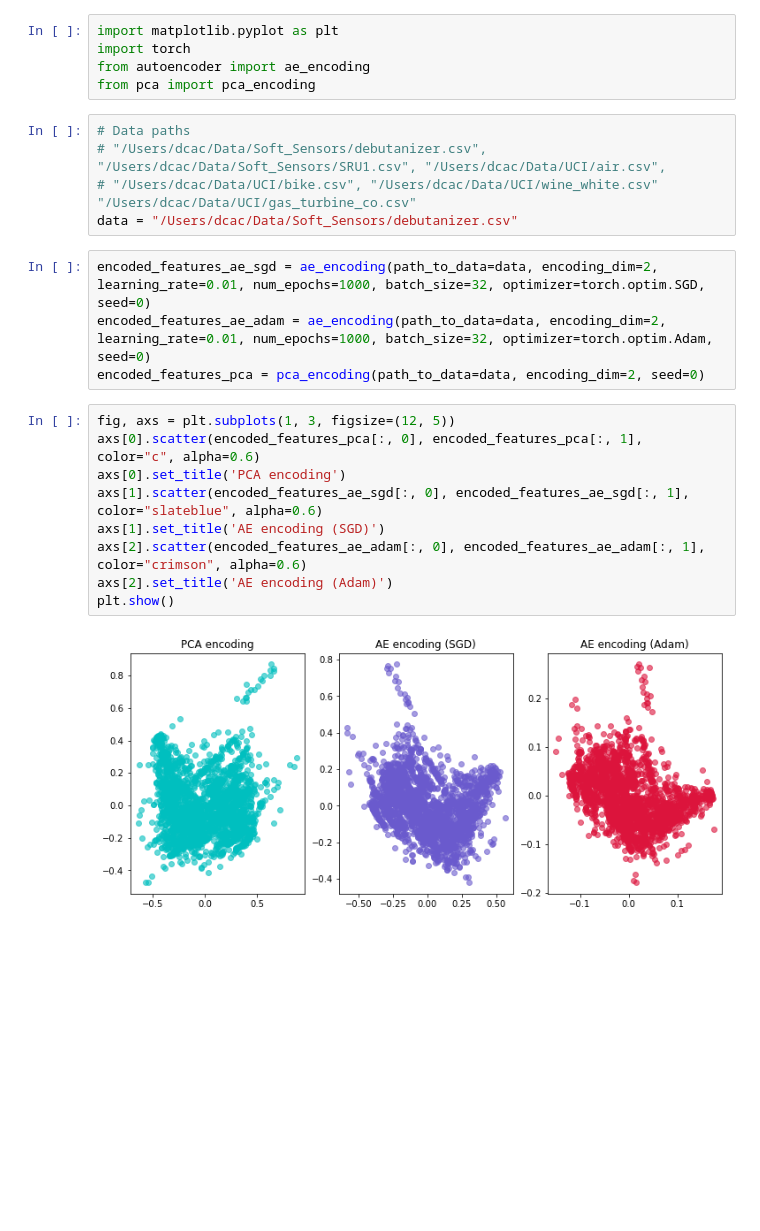
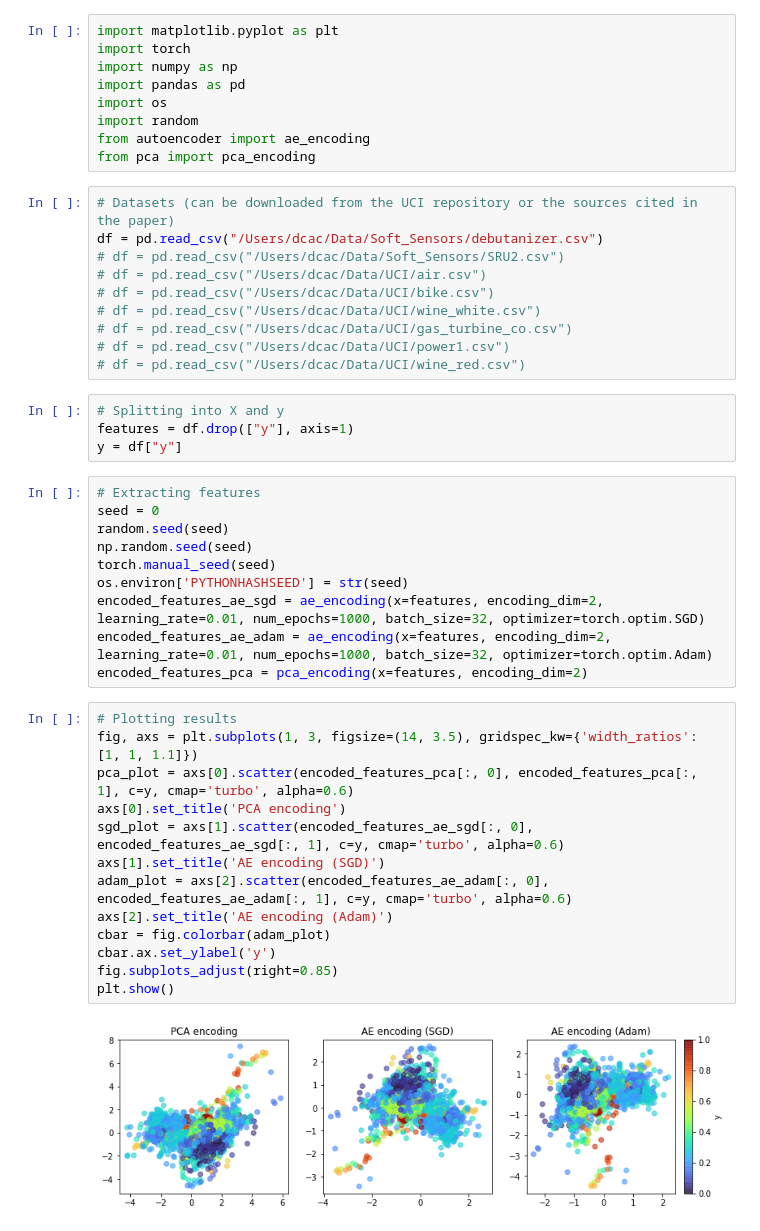
Before and after one commit to dcacciarelli/pca-vs-autoencoders, a Jupyter notebook: comparison.ipynb, the cells around one changed output. Cells and saved outputs as stored; diff of their text form; blank space fills up the shorter version.

```diff
--- a/comparison.ipynb
+++ b/comparison.ipynb
@@ -1,25 +1,48 @@
 # %%
 import matplotlib.pyplot as plt
 import torch
+import numpy as np
+import pandas as pd
+import os
+import random
 from autoencoder import ae_encoding
 from pca import pca_encoding
 # %%
-# Data paths
-# "/Users/dcac/Data/Soft_Sensors/debutanizer.csv", "/Users/dcac/Data/Soft_Sensors/SRU1.csv", "/Users/dcac/Data/UCI/air.csv",
-# "/Users/dcac/Data/UCI/bike.csv", "/Users/dcac/Data/UCI/wine_white.csv" "/Users/dcac/Data/UCI/gas_turbine_co.csv"
-data = "/Users/dcac/Data/Soft_Sensors/debutanizer.csv"
+# Datasets (can be downloaded from the UCI repository or the sources cited in the paper)
+df = pd.read_csv("/Users/dcac/Data/Soft_Sensors/debutanizer.csv")
+# df = pd.read_csv("/Users/dcac/Data/Soft_Sensors/SRU2.csv")
+# df = pd.read_csv("/Users/dcac/Data/UCI/air.csv")
+# df = pd.read_csv("/Users/dcac/Data/UCI/bike.csv")
+# df = pd.read_csv("/Users/dcac/Data/UCI/wine_white.csv")
+# df = pd.read_csv("/Users/dcac/Data/UCI/gas_turbine_co.csv")
+# df = pd.read_csv("/Users/dcac/Data/UCI/power1.csv")
+# df = pd.read_csv("/Users/dcac/Data/UCI/wine_red.csv")
+# %%
+# Splitting into X and y
+features = df.drop(["y"], axis=1)
+y = df["y"]
 # %%
-encoded_features_ae_sgd = ae_encoding(path_to_data=data, encoding_dim=2, learning_rate=0.01, num_epochs=1000, batch_size=32, optimizer=torch.optim.SGD, seed=0)
-encoded_features_ae_adam = ae_encoding(path_to_data=data, encoding_dim=2, learning_rate=0.01, num_epochs=1000, batch_size=32, optimizer=torch.optim.Adam, seed=0)
-encoded_features_pca = pca_encoding(path_to_data=data, encoding_dim=2, seed=0)
+# Extracting features
+seed = 0
+random.seed(seed)
+np.random.seed(seed)
+torch.manual_seed(seed)
+os.environ['PYTHONHASHSEED'] = str(seed)
+encoded_features_ae_sgd = ae_encoding(x=features, encoding_dim=2, learning_rate=0.01, num_epochs=1000, batch_size=32, optimizer=torch.optim.SGD)
+encoded_features_ae_adam = ae_encoding(x=features, encoding_dim=2, learning_rate=0.01, num_epochs=1000, batch_size=32, optimizer=torch.optim.Adam)
+encoded_features_pca = pca_encoding(x=features, encoding_dim=2)
 # %%
-fig, axs = plt.subplots(1, 3, figsize=(12, 5))
-axs[0].scatter(encoded_features_pca[:, 0], encoded_features_pca[:, 1], color="c", alpha=0.6)
+# Plotting results
+fig, axs = plt.subplots(1, 3, figsize=(14, 3.5), gridspec_kw={'width_ratios': [1, 1, 1.1]})
+pca_plot = axs[0].scatter(encoded_features_pca[:, 0], encoded_features_pca[:, 1], c=y, cmap='turbo', alpha=0.6)
 axs[0].set_title('PCA encoding')
-axs[1].scatter(encoded_features_ae_sgd[:, 0], encoded_features_ae_sgd[:, 1], color="slateblue", alpha=0.6)
+sgd_plot = axs[1].scatter(encoded_features_ae_sgd[:, 0], encoded_features_ae_sgd[:, 1], c=y, cmap='turbo', alpha=0.6)
 axs[1].set_title('AE encoding (SGD)')
-axs[2].scatter(encoded_features_ae_adam[:, 0], encoded_features_ae_adam[:, 1], color="crimson", alpha=0.6)
+adam_plot = axs[2].scatter(encoded_features_ae_adam[:, 0], encoded_features_ae_adam[:, 1], c=y, cmap='turbo', alpha=0.6)
 axs[2].set_title('AE encoding (Adam)')
+cbar = fig.colorbar(adam_plot)
+cbar.ax.set_ylabel('y')
+fig.subplots_adjust(right=0.85)
 plt.show()
 # %% [output]
-[figure, old version]
+[figure, new version]
```
Also changed, not shown: 12 other files.
